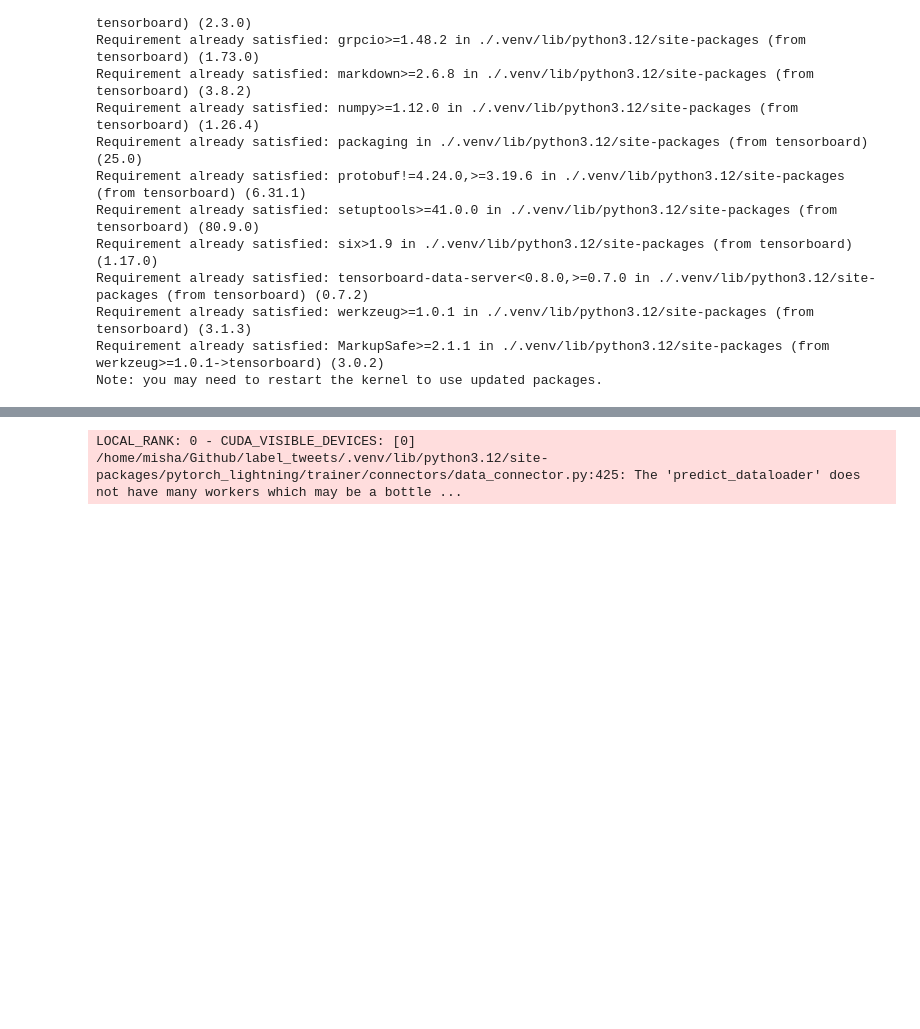
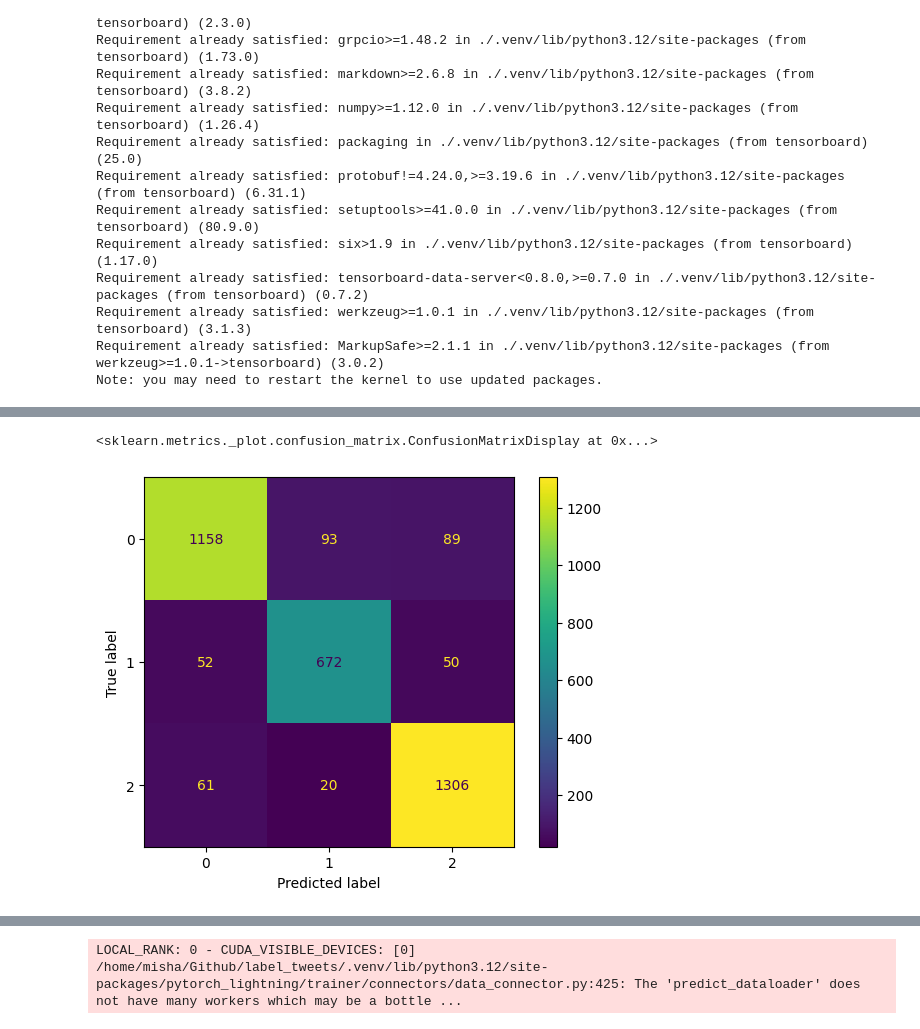
Before and after one commit to kertox662/label_tweets, a Jupyter notebook: train.ipynb, the cells around one changed output, grey strips where cells are left out. Saved outputs shown, nothing was run; the diff lists cells and outputs as text; code cells hidden in the pictures; blank space fills up the shorter version.

```diff
--- a/train.ipynb
+++ b/train.ipynb
@@ -257,0 +308,31 @@ Loading `train_dataloader` to estimate number of stepping batches.
+# %%
+datamodule_params = {
+    "data": tweets_labeled,
+     "batch_size": 32,
+     "target_col": 'AR',
+     "test_size":0.2,
+     "validation_size":0.2,
+     "oversample":True,
+     "random_state":2025
+}
+
+dataModule = TweetsDataModule(**datamodule_params)
+# dataModule.setup()
+model_name = "digio/Twitter4SSE"
+model_name2 = "peulsilva/sentence-transformer-trained-tweet"
+
+
+model_params = {
+    "model_name": model_name2,
+    "learning_rate":1e-4,
+    "freeze_encoder":True,
+    "num_labels":num_labels,
+    "use_soft_labels":False
+}
+
+model = BertweetClassifier(**model_params)
+model.id2label = dataModule.id2label          # list   -> e.g. ["neg","neu","pos"]
+model.label2id = dataModule.label2id
+logger = TensorBoardLogger("tb_logs")
+trainer = pl.Trainer(max_epochs= 2, logger = logger)
+trainer.fit(model=model, datamodule=dataModule)
@@ -258,3 +367,13 @@ Loading `train_dataloader` to estimate number of stepping batches.
+# %%
+from sklearn.metrics import confusion_matrix,  classification_report, ConfusionMatrixDisplay
+import matplotlib
+cm = confusion_matrix(tweets_labeled['AR'], tweets_labeled['MB'])
+disp = ConfusionMatrixDisplay(confusion_matrix=cm,
+                              display_labels=np.arange(len(dataModule.id2label)))
+disp.plot()
+# %% [output]
+<sklearn.metrics._plot.confusion_matrix.ConfusionMatrixDisplay at 0x...>
+[figure, added]
 # %%
 # 3epoch 5e-5lr:
 # 5epoch 5e-5lr: [{'test_loss': 0.8930990099906921, 'test_acc': 0.6492411494255066}]
```
Also changed, not shown: parts of 11 cells of this notebook.
